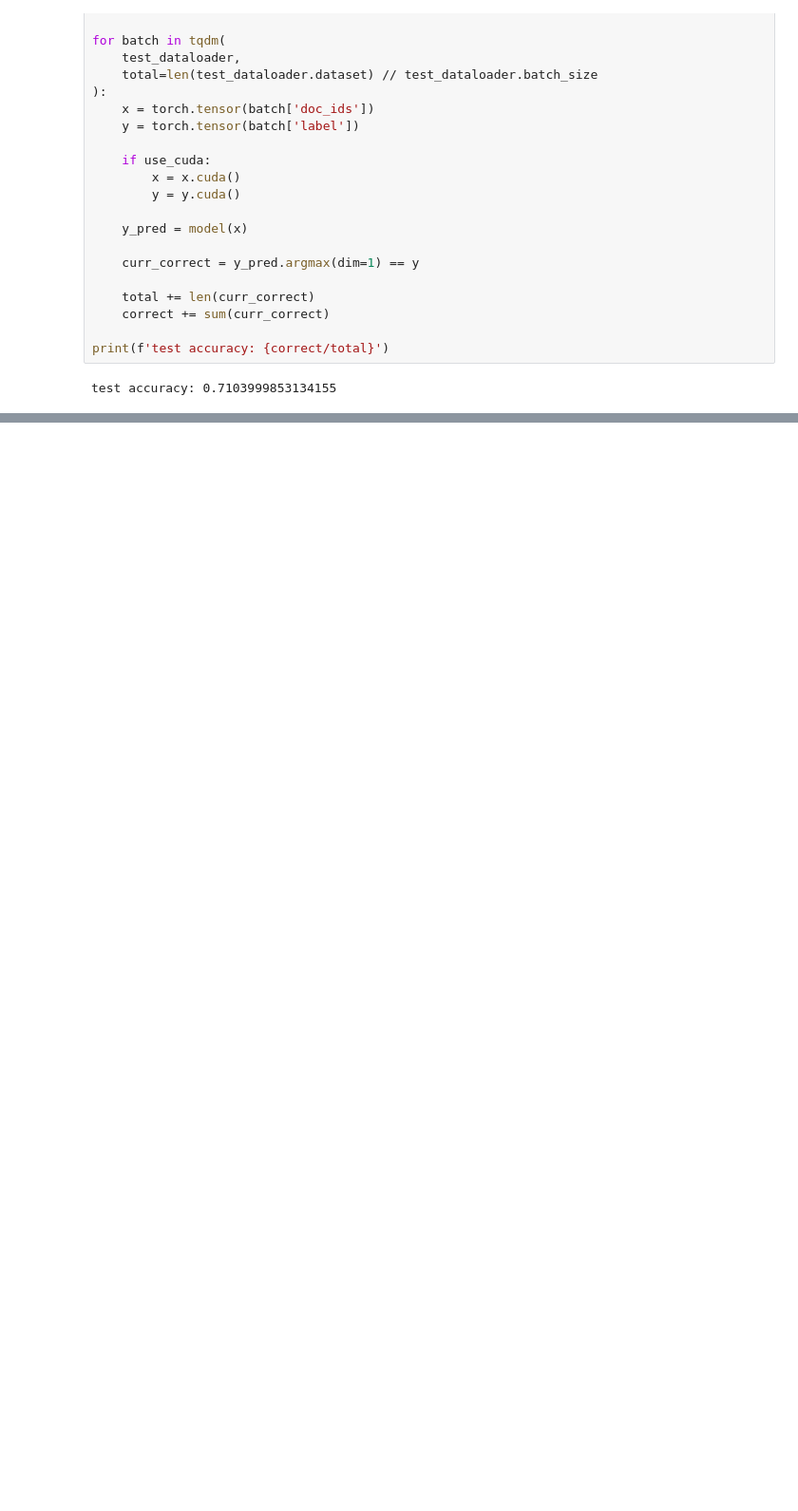
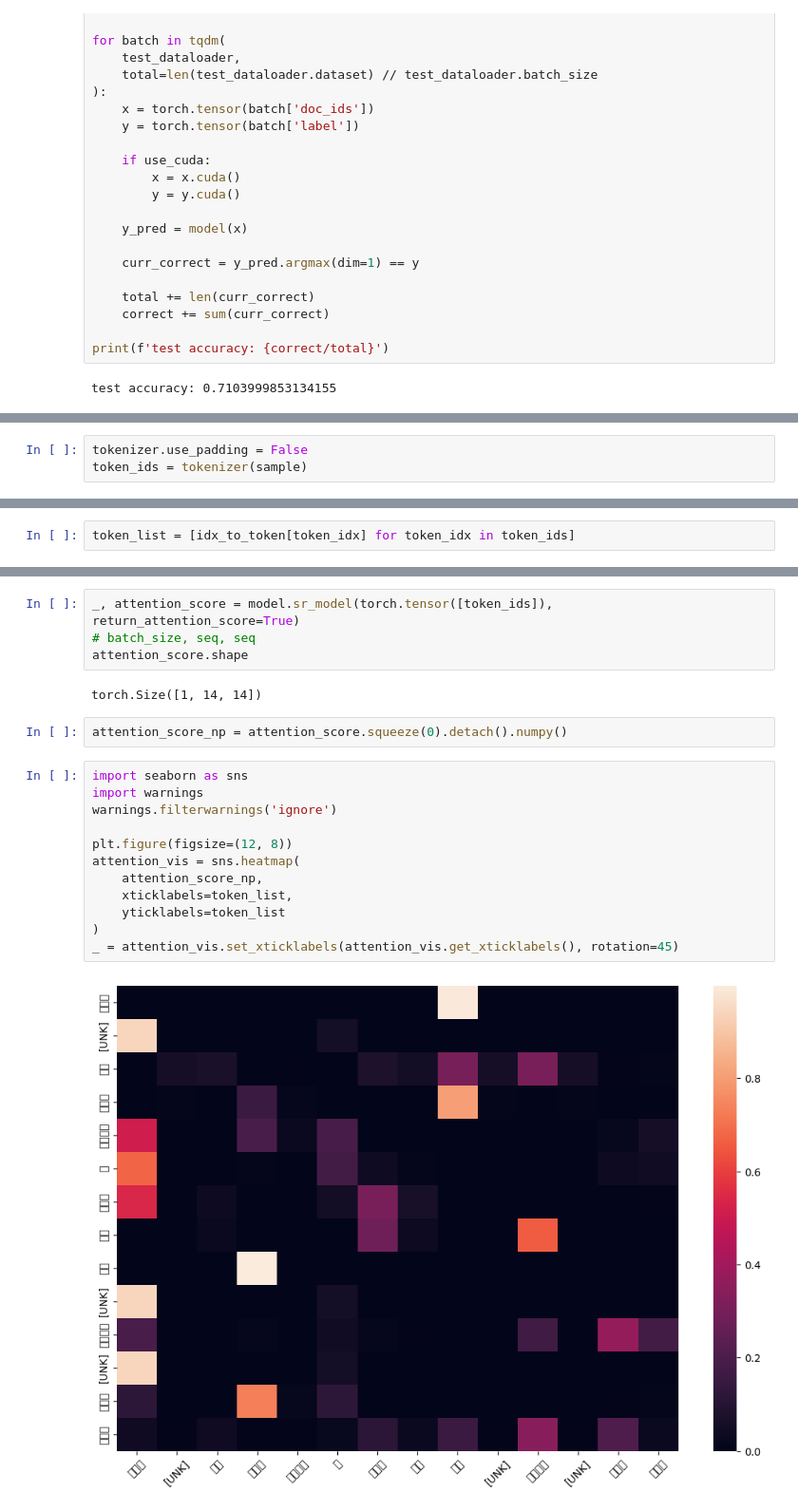
Before and after one commit to sngsuNoh/NLP_short, a Jupyter notebook: Self_Attention_text_classification.ipynb, the cells around one changed output, grey strips where cells are left out. Shown at 95% size. Cells and saved outputs as stored; diff of their text form; blank space fills up the shorter version.

Commit message:
Attention Visualization

```diff
--- a/Self_Attention_text_classification.ipynb
+++ b/Self_Attention_text_classification.ipynb
@@ -466,0 +475,3 @@ test accuracy: 0.7103999853134155
+# %%
+tokenizer.use_padding = False
+token_ids = tokenizer(sample)
@@ -466,0 +482,2 @@ test accuracy: 0.7103999853134155
+# %%
+token_list = [idx_to_token[token_idx] for token_idx in token_ids]
@@ -466,0 +501,22 @@ test accuracy: 0.7103999853134155
+# %%
+_, attention_score = model.sr_model(torch.tensor([token_ids]), return_attention_score=True)
+# batch_size, seq, seq
+attention_score.shape
+# %% [output]
+torch.Size([1, 14, 14])
+# %%
+attention_score_np = attention_score.squeeze(0).detach().numpy()
+# %%
+import seaborn as sns
+import warnings
+warnings.filterwarnings('ignore')
+
+plt.figure(figsize=(12, 8))
+attention_vis = sns.heatmap(
+    attention_score_np,
+    xticklabels=token_list,
+    yticklabels=token_list
+)
+_ = attention_vis.set_xticklabels(attention_vis.get_xticklabels(), rotation=45)
+# %% [output]
+[figure, added]
```
Also changed, not shown: parts of 4 cells of this notebook.
